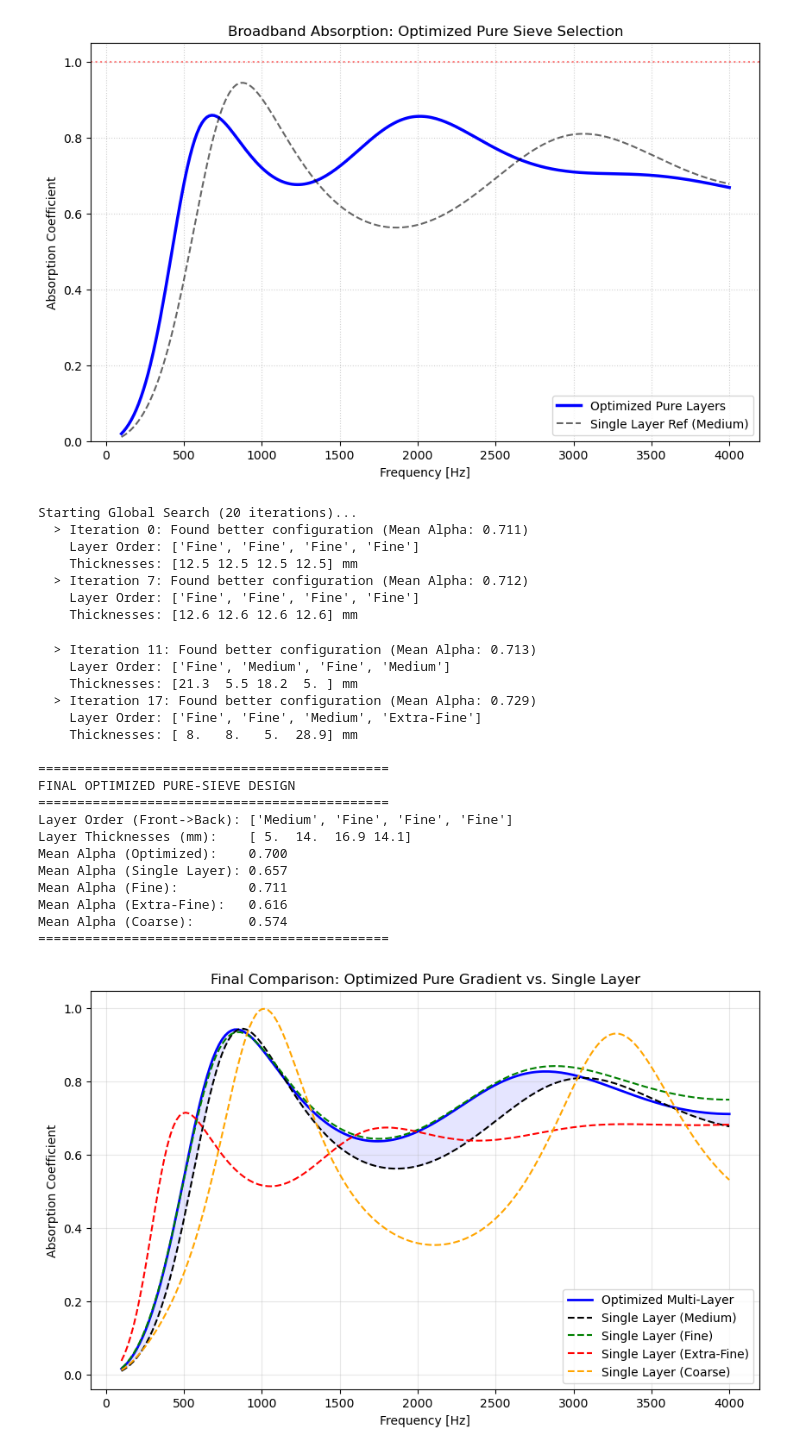
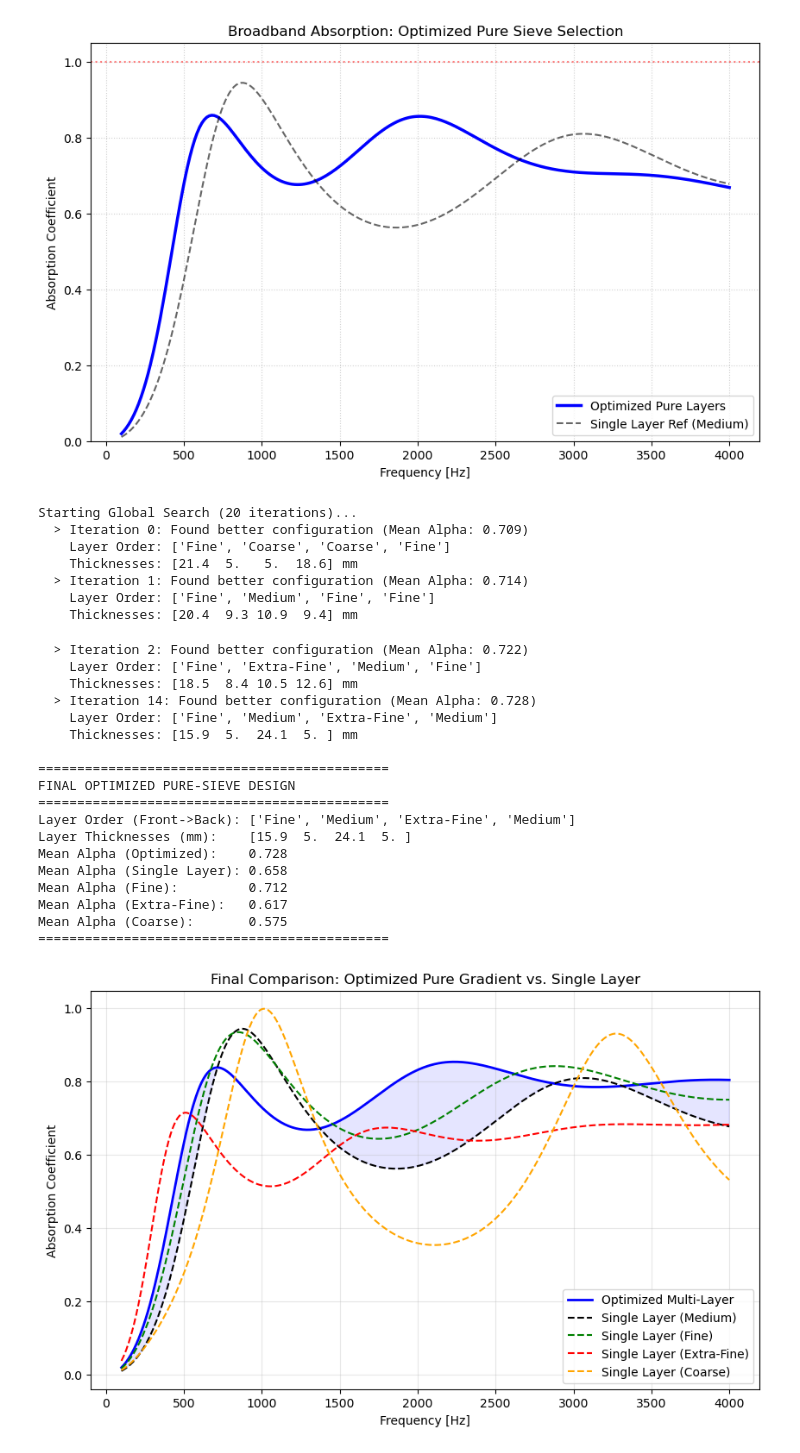
Before and after one commit to joaquinaicrag/UNIBS, a Jupyter notebook: Paper3-YMOptimization/optimization_multilayer.ipynb, the cells around one changed output. Drawn from its saved outputs; the diff is of its cells as text; code cells hidden in the pictures.

```diff
--- a/Paper3-YMOptimization/optimization_multilayer.ipynb
+++ b/Paper3-YMOptimization/optimization_multilayer.ipynb
@@ -337,7 +337,7 @@ def objective_function(design_params, freq_range, num_layers):
 # =================================================================
 NUM_LAYERS = 4
 TOTAL_THICKNESS = 0.05
-FREQS = np.linspace(100, 4000, 200)
+FREQS = np.linspace(100, 4000, 500)
 
 A = np.zeros(NUM_LAYERS * 2); A[NUM_LAYERS:] = 1
 constraint = LinearConstraint(A, TOTAL_THICKNESS, TOTAL_THICKNESS)
@@ -395,50 +395,50 @@ print("FINAL OPTIMIZED PURE-SIEVE DESIGN")
 print("="*45)
 print(f"Layer Order (Front->Back): {opt_names}")
 print(f"Layer Thicknesses (mm):    {np.round(final_params[NUM_LAYERS:] * 1000, 1)}")
 print(f"Mean Alpha (Optimized):    {np.mean(opt_alpha):.3f}")
 print(f"Mean Alpha (Single Layer): {np.mean(ref_alpha):.3f}")
 print(f"Mean Alpha (Fine):         {np.mean(ref_alpha2):.3f}")
 print(f"Mean Alpha (Extra-Fine):   {np.mean(ref_alpha3):.3f}")
 print(f"Mean Alpha (Coarse):       {np.mean(ref_alpha4):.3f}")
 print("="*45)
 
 plt.figure(figsize=(10, 6))
 plt.plot(FREQS, opt_alpha, color='blue', linewidth=2, label='Optimized Multi-Layer')
 plt.plot(FREQS, ref_alpha, color='black', linestyle='--', label='Single Layer (Medium)')
 plt.plot(FREQS, ref_alpha2, color='green', linestyle='--', label='Single Layer (Fine)')
 plt.plot(FREQS, ref_alpha3, color='red', linestyle='--', label='Single Layer (Extra-Fine)')
 plt.plot(FREQS, ref_alpha4, color='orange', linestyle='--', label='Single Layer (Coarse)')
 plt.fill_between(FREQS, opt_alpha, ref_alpha, where=(opt_alpha > ref_alpha), color='blue', alpha=0.1)
 plt.title('Final Comparison: Optimized Pure Gradient vs. Single Layer')
 plt.xlabel('Frequency [Hz]')
 plt.ylabel('Absorption Coefficient')
 plt.legend()
 plt.grid(True, alpha=0.3)
 plt.show()
 # %% [output]
 Starting Global Search (20 iterations)...
-  > Iteration 0: Found better configuration (Mean Alpha: 0.711)
-    Layer Order: ['Fine', 'Fine', 'Fine', 'Fine']
-    Thicknesses: [12.5 12.5 12.5 12.5] mm
-  > Iteration 7: Found better configuration (Mean Alpha: 0.712)
-    Layer Order: ['Fine', 'Fine', 'Fine', 'Fine']
-    Thicknesses: [12.6 12.6 12.6 12.6] mm
+  > Iteration 0: Found better configuration (Mean Alpha: 0.709)
+    Layer Order: ['Fine', 'Coarse', 'Coarse', 'Fine']
+    Thicknesses: [21.4  5.   5.  18.6] mm
+  > Iteration 1: Found better configuration (Mean Alpha: 0.714)
+    Layer Order: ['Fine', 'Medium', 'Fine', 'Fine']
+    Thicknesses: [20.4  9.3 10.9  9.4] mm
-  > Iteration 11: Found better configuration (Mean Alpha: 0.713)
-    Layer Order: ['Fine', 'Medium', 'Fine', 'Medium']
-    Thicknesses: [21.3  5.5 18.2  5. ] mm
-  > Iteration 17: Found better configuration (Mean Alpha: 0.729)
-    Layer Order: ['Fine', 'Fine', 'Medium', 'Extra-Fine']
-    Thicknesses: [ 8.   8.   5.  28.9] mm
+  > Iteration 2: Found better configuration (Mean Alpha: 0.722)
+    Layer Order: ['Fine', 'Extra-Fine', 'Medium', 'Fine']
+    Thicknesses: [18.5  8.4 10.5 12.6] mm
+  > Iteration 14: Found better configuration (Mean Alpha: 0.728)
+    Layer Order: ['Fine', 'Medium', 'Extra-Fine', 'Medium']
+    Thicknesses: [15.9  5.  24.1  5. ] mm
 
 =============================================
 FINAL OPTIMIZED PURE-SIEVE DESIGN
 =============================================
-Layer Order (Front->Back): ['Medium', 'Fine', 'Fine', 'Fine']
-Layer Thicknesses (mm):    [ 5.  14.  16.9 14.1]
-Mean Alpha (Optimized):    0.700
-Mean Alpha (Single Layer): 0.657
-Mean Alpha (Fine):         0.711
-Mean Alpha (Extra-Fine):   0.616
-Mean Alpha (Coarse):       0.574
+Layer Order (Front->Back): ['Fine', 'Medium', 'Extra-Fine', 'Medium']
+Layer Thicknesses (mm):    [15.9  5.  24.1  5. ]
+Mean Alpha (Optimized):    0.728
+Mean Alpha (Single Layer): 0.658
+Mean Alpha (Fine):         0.712
+Mean Alpha (Extra-Fine):   0.617
+Mean Alpha (Coarse):       0.575
 =============================================
-[figure, old version]
+[figure, new version]
```
Also changed, not shown: parts of 6 cells of this notebook.
